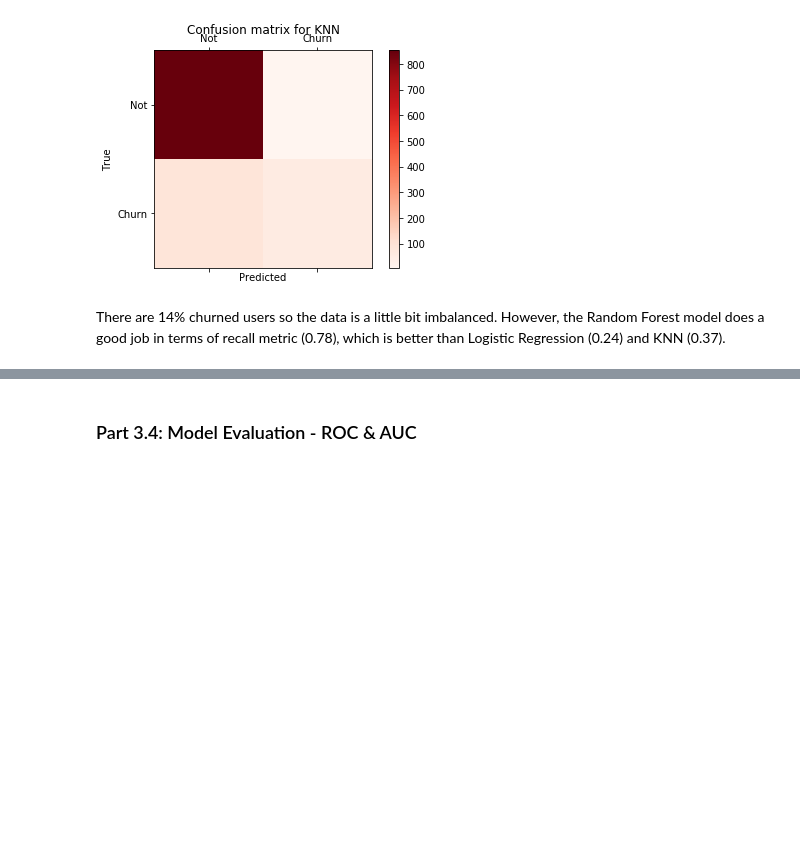
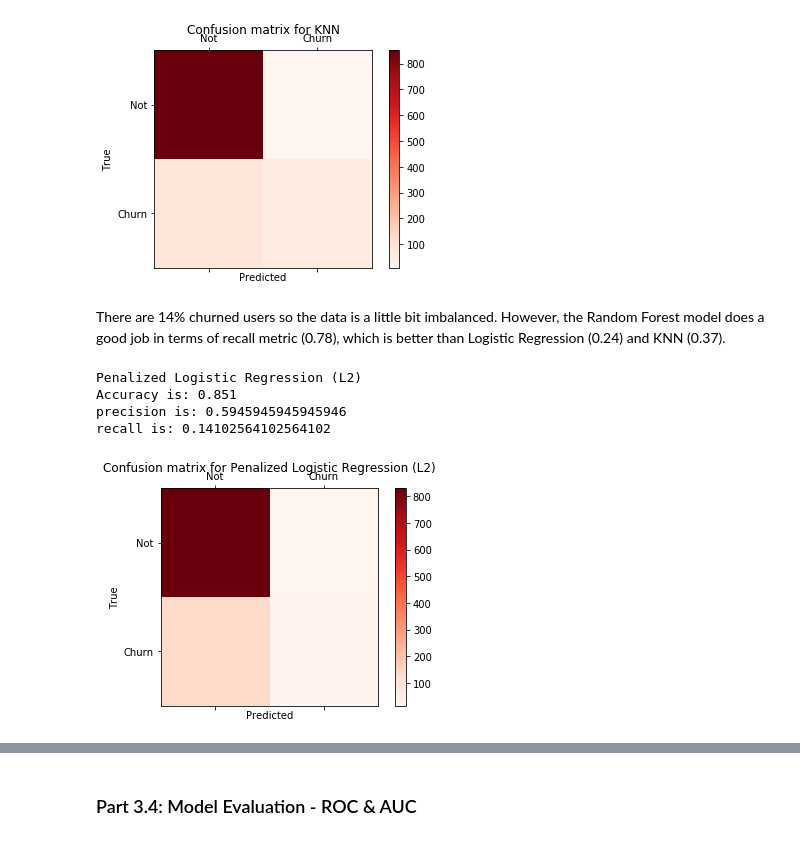
Before and after one commit to vendyliang/MachineLearningProjects, a Jupyter notebook: Telecommunication_User_Churn_Prediction.ipynb, the cells around one changed output, grey strips where cells are left out. Saved outputs shown, nothing was run; the diff lists cells and outputs as text; code cells hidden in the pictures; blank space fills up the shorter version.

```diff
--- a/Telecommunication_User_Churn_Prediction.ipynb
+++ b/Telecommunication_User_Churn_Prediction.ipynb
@@ -337,0 +455,2 @@ LogisticRegression(C=1.0, class_weight=None, dual=False, fit_intercept=True,
+# %%
+classifier_KNN.fit(X_train_std, y_train)
@@ -378,0 +517,12 @@ We can also see that normalized data performs roughly the same as standardized d
+# %%
+# Possible hyperparamter options for Logistic Regression Regularization
+# Penalty is choosed from L1 or L2
+# C is the lambda value(weight) for L1 and L2
+
+# ('l1', 1) ('l1', 5) ('l1', 10) ('l2', 1) ('l2', 5) ('l2', 10)
+parameters = {
+    'penalty':('l1', 'l2'),
+    'C':(0.001, 0.01, 0.1, 1, 5, 10)
+}
+Grid_LR = GridSearchCV(LogisticRegression(), parameters, cv=5)
+Grid_LR.fit(X_train_std, y_train)
@@ -378,0 +552,3 @@ We can also see that normalized data performs roughly the same as standardized d
+# %%
+# best model
+classifier_Grid_LR = Grid_LR.best_estimator_
@@ -392,9 +609,6 @@ Recall(sensitivity, hit rate, true positive rate): tp / (tp + fn)
 Predict most postive or churn user correctly. High recall means low fn, not many churn users were predicted as return users.
 # %%
 from sklearn.metrics import confusion_matrix
-#from sklearn.metrics import classification_report
-#from sklearn.metrics import precision_score
-#from sklearn.metrics import recall_score
 
 # calculate accuracy, precision and recall, [[tn, fp],[fn, tp]]]
 def cal_evaluation(classifier, cm):
@@ -411,7 +625,7 @@ def cal_evaluation(classifier, cm):
     print ("recall is: " + str(recall))
 
 # print out confusion matrices
-def draw_confusion_matrices(confusion_matricies):
+def draw_confusion_matrices(confusion_matrices):
     class_names = ['Not','Churn']
     for cm in confusion_matrices:
         classifier, cm = cm[0], cm[1]
@@ -455,3 +669,20 @@ recall is: 0.375886524822695
 [figure]
 # %% [markdown]
 There are 14% churned users so the data is a little bit imbalanced. However, the Random Forest model does a good job in terms of recall metric (0.78), which is better than Logistic Regression (0.24) and KNN (0.37).
+# %%
+# Feb follow up
+
+%matplotlib inline
+
+# Confusion matrix, accuracy, precison and recall for penalized logistic regression
+confusion_matrices_up = [
+    ("Penalized Logistic Regression (L2)", confusion_matrix(y_test, classifier_Grid_LR.predict(X_test_std))),
+]
+
+draw_confusion_matrices(confusion_matrices_up)
+# %% [output]
+Penalized Logistic Regression (L2)
+Accuracy is: 0.851
+precision is: 0.5945945945945946
+recall is: 0.14102564102564102
+[figure, added]
```
Also changed, not shown: parts of 45 cells of this notebook.
